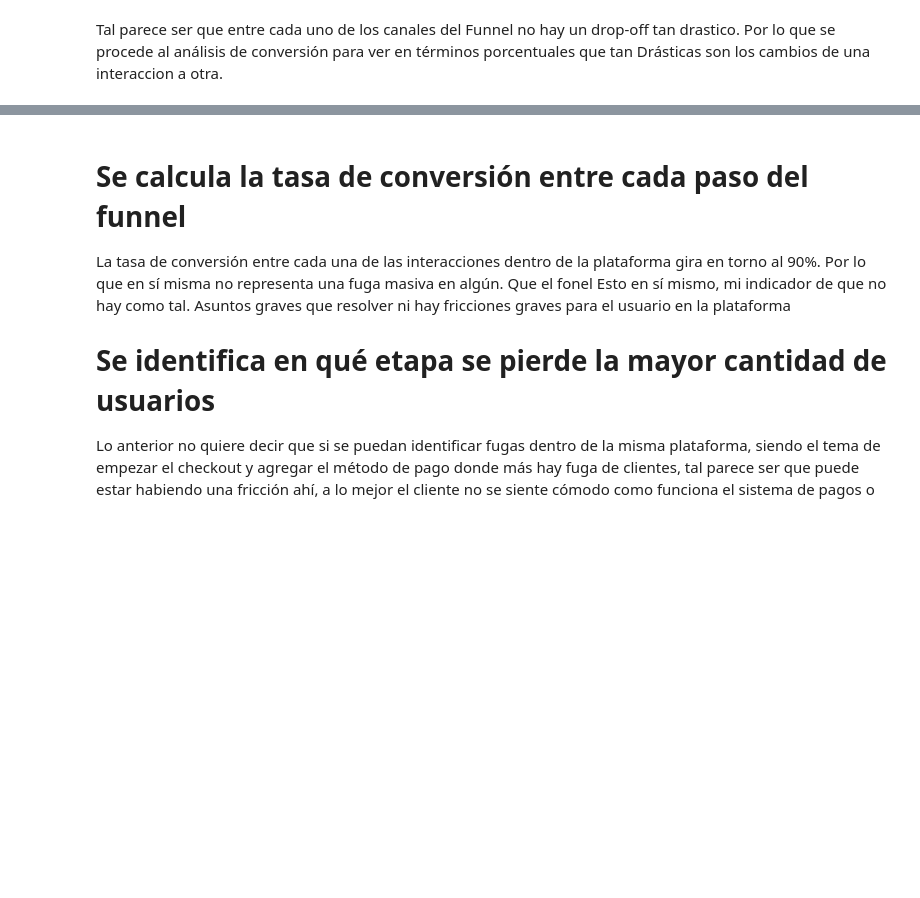
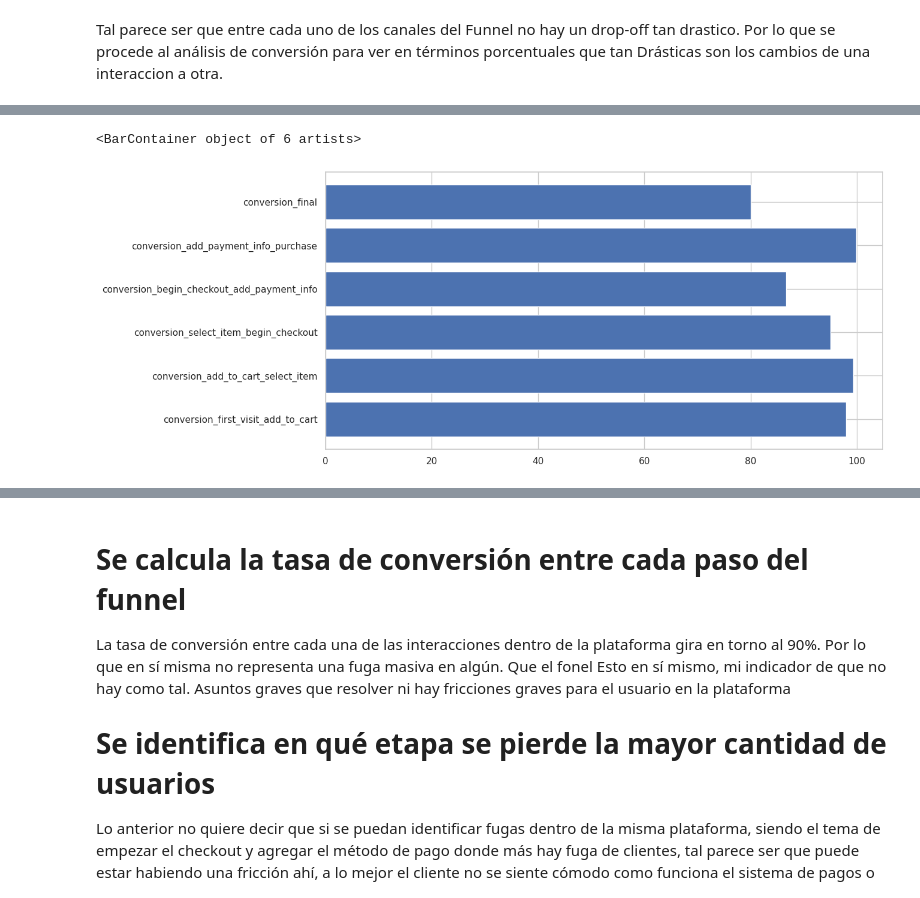
Before and after one commit to andaba2101/Proyecto_Final_RappiPlus_Data_Analyst, a Jupyter notebook: S12_Estudiante_Proyecto_Final.ipynb, the cells around one changed output, grey strips where cells are left out. Cells and saved outputs as stored; diff of their text form; code cells hidden in the pictures; blank space fills up the shorter version.

```diff
--- a/S12_Estudiante_Proyecto_Final.ipynb
+++ b/S12_Estudiante_Proyecto_Final.ipynb
@@ -1491,0 +1907,11 @@ conversion
+# %%
+tsconv = conversion[['conversion_first_visit_add_to_cart', 'conversion_add_to_cart_select_item',
+                     'conversion_select_item_begin_checkout', 'conversion_begin_checkout_add_payment_info',
+                    'conversion_add_payment_info_purchase', 'conversion_final']]
+
+values = tsconv.iloc[0]
+
+plt.barh(values.index, values.values)
+# %% [output]
+<BarContainer object of 6 artists>
+[figure, added]
```
Also changed, not shown: parts of 23 cells of this notebook.
